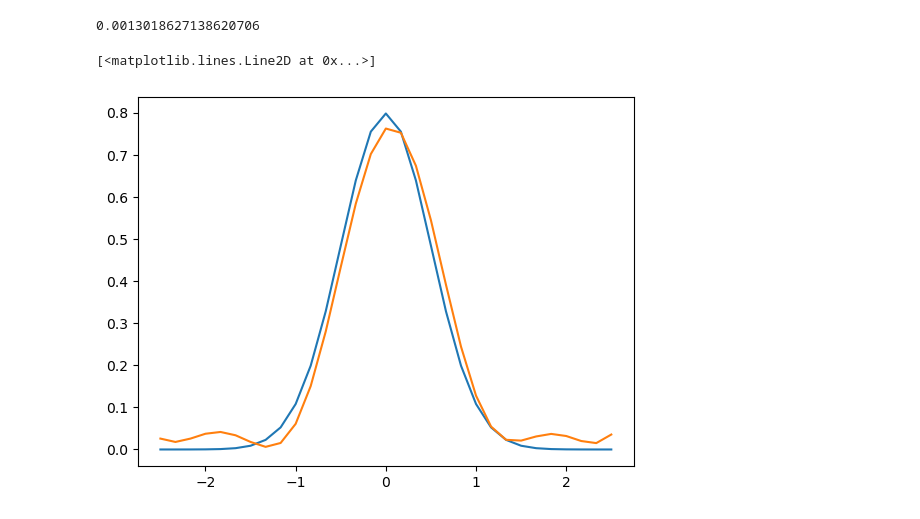
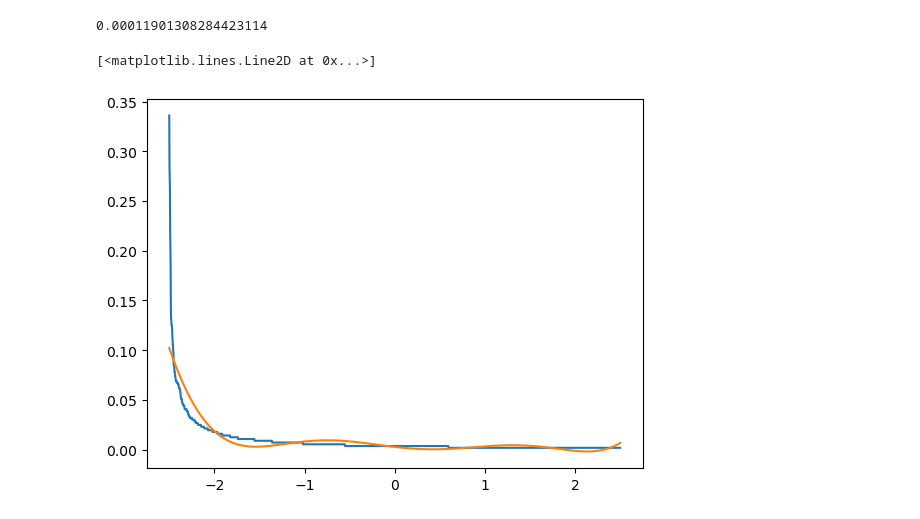
Before and after one commit to pablovegan/TFM_QML, a Jupyter notebook: pruebas.ipynb, the cells around one changed output. Drawn from its saved outputs; the diff is of its cells as text; code cells hidden in the pictures.

```diff
--- a/pruebas.ipynb
+++ b/pruebas.ipynb
@@ -32,0 +74,5 @@ ImportError: cannot import name 'ScalarFunction' from 'scipy.optimize' (/Users/m
+# %%
+noise = 0.001 * np.random.randn(onehot_vector.size)
+onehot_vector_noisy = np.maximum(- np.sort( - onehot_vector + noise), 0)
+plt.plot(x, onehot_vector)
+plt.plot(x, onehot_vector_noisy)
@@ -33,21 +82,20 @@ ImportError: cannot import name 'ScalarFunction' from 'scipy.optimize' (/Users/m
 # %%
-x = np.linspace(-2.5, 2.5, 31)
-fn = np.exp(-((x) ** 2) / (2 * 0.5**2)) / (0.5 * np.sqrt(2 * np.pi))
-layers = 5
-np.random.seed(20)
-params = 0.7 * np.random.randn(4 * layers)
+x = np.linspace(-2.5, 2.5, onehot_vector.size)
+fn = onehot_vector_noisy
+layers = 8
+np.random.seed(3)
+params = 0.4 * np.random.randn(3 * layers)
 
-model = Model(x=x, encoding="prob")
-metric = Metric("mse")
-cost = Cost(fn, model, metric)
-opt = AdamOptimizer(5000)
+model = RxRyModel(x=x, encoding="amp")
+cost = Cost(fn, model, metric="mse")
+opt = BlackBoxOptimizer(method="L-BFGS-B")
 params = opt(cost, cost.grad, params)
 fn_approx = model(params)
 
-print(metric(fn_approx - fn))
-plt.plot(x, fn)
+print(mse(fn_approx - onehot_vector))
+plt.plot(x, onehot_vector)
 plt.plot(x, fn_approx)
 # %% [output]
-0.0013018627138620706
+0.00011901308284423114
 [<matplotlib.lines.Line2D at 0x...>]
-[figure, old version]
+[figure, new version]
```
Also changed, not shown: parts of 8 cells of this notebook, 1 other file.
